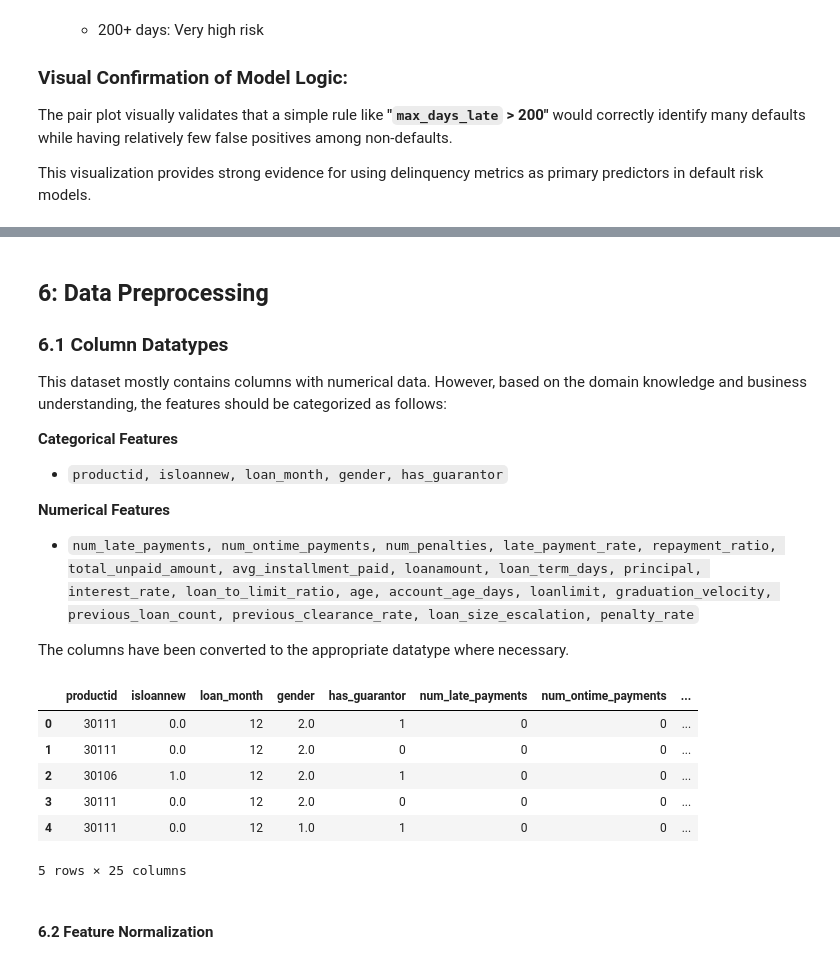
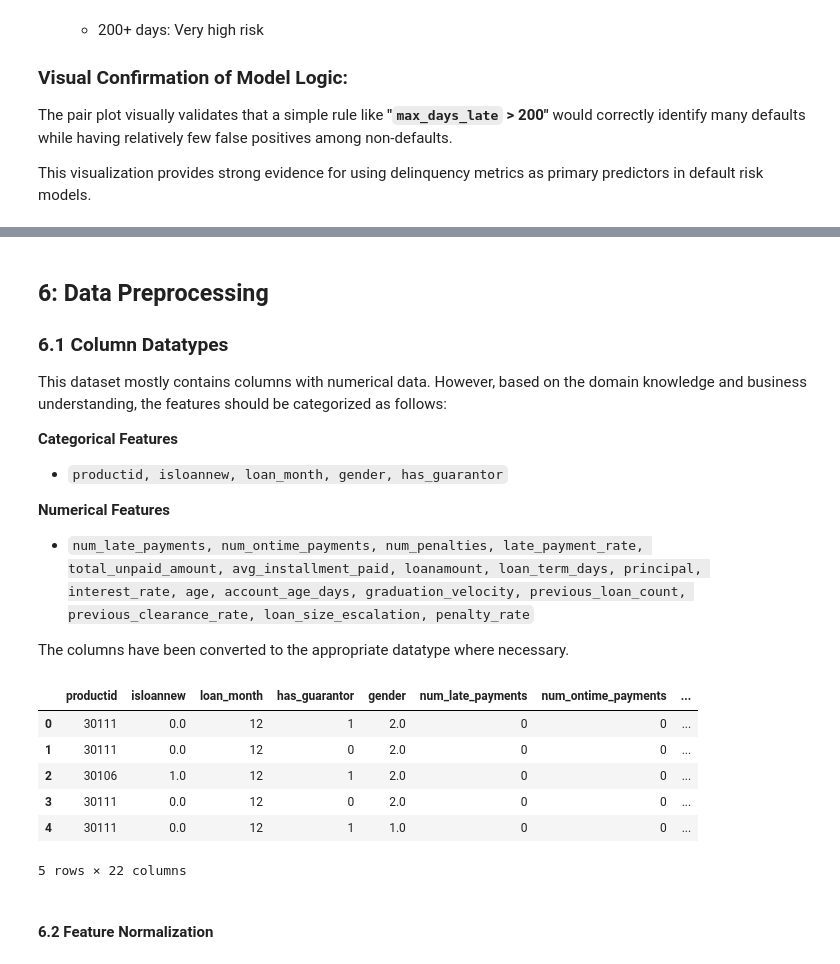
Before and after one commit to mnenedavid/Loan-Default-Risk-Detection, a Jupyter notebook: notebook.ipynb, the cells around one changed output, grey strips where cells are left out. Cells and saved outputs as stored; diff of their text form; code cells hidden in the pictures.

```diff
--- a/notebook.ipynb
+++ b/notebook.ipynb
@@ -1619,34 +1696,34 @@ This dataset mostly contains columns with numerical data. However, based on the
 * `productid, isloannew, loan_month, gender, has_guarantor`
 
 **Numerical Features**
-* `num_late_payments, num_ontime_payments, num_penalties, late_payment_rate, repayment_ratio, total_unpaid_amount, avg_installment_paid, loanamount, loan_term_days, principal, interest_rate, loan_to_limit_ratio, age, account_age_days, loanlimit, graduation_velocity, previous_loan_count, previous_clearance_rate, loan_size_escalation, penalty_rate`
+* `num_late_payments, num_ontime_payments, num_penalties, late_payment_rate, total_unpaid_amount, avg_installment_paid, loanamount, loan_term_days, principal, interest_rate, age, account_age_days, graduation_velocity, previous_loan_count, previous_clearance_rate, loan_size_escalation, penalty_rate`
 
 The columns have been converted to the appropriate datatype where necessary.
 # %%
 # features
 numerical_cols = ['num_late_payments', 'num_ontime_payments', 'num_penalties', 'late_payment_rate',
-                  'repayment_ratio', 'total_unpaid_amount', 'avg_installment_paid', 'loanamount', 'loan_term_days', 'principal',
-                  'interest_rate', 'loan_to_limit_ratio', 'age', 'account_age_days', 'loanlimit', 'graduation_velocity', 'previous_loan_count',
+                  'total_unpaid_amount', 'avg_installment_paid', 'loanamount', 'loan_term_days', 'principal',
+                  'interest_rate', 'age', 'account_age_days', 'graduation_velocity', 'previous_loan_count',
                   'previous_clearance_rate', 'loan_size_escalation', 'penalty_rate']
-categorical_cols = ['productid', 'isloannew', 'loan_month', 'gender', 'has_guarantor']
+categorical_cols = ['productid', 'isloannew', 'loan_month', 'has_guarantor','gender']
 
 # Group data into features and target variable
 y = df['is_default']
 X = df[numerical_cols + categorical_cols]
 
 # Convert categorical features into object datatype
 X[categorical_cols] = X[categorical_cols].astype('object')
 
 main_df = X[categorical_cols+numerical_cols]
 main_df.head()
 # %% [output]
-|  | productid | isloannew | loan_month | gender | has_guarantor | num_late_payments | num_ontime_payments | ... |
-| 0 | 30111 | 0.0 | 12 | 2.0 | 1 | 0 | 0 | ... |
-| 1 | 30111 | 0.0 | 12 | 2.0 | 0 | 0 | 0 | ... |
-| 2 | 30106 | 1.0 | 12 | 2.0 | 1 | 0 | 0 | ... |
-| 3 | 30111 | 0.0 | 12 | 2.0 | 0 | 0 | 0 | ... |
-| 4 | 30111 | 0.0 | 12 | 1.0 | 1 | 0 | 0 | ... |
+|  | productid | isloannew | loan_month | has_guarantor | gender | num_late_payments | num_ontime_payments | ... |
+| 0 | 30111 | 0.0 | 12 | 1 | 2.0 | 0 | 0 | ... |
+| 1 | 30111 | 0.0 | 12 | 0 | 2.0 | 0 | 0 | ... |
+| 2 | 30106 | 1.0 | 12 | 1 | 2.0 | 0 | 0 | ... |
+| 3 | 30111 | 0.0 | 12 | 0 | 2.0 | 0 | 0 | ... |
+| 4 | 30111 | 0.0 | 12 | 1 | 1.0 | 0 | 0 | ... |
-5 rows × 25 columns
+5 rows × 22 columns
 # %% [markdown]
 #### 6.2 Feature Normalization
 # %%
```
Also changed, not shown: parts of 78 cells of this notebook, 4 other files.
